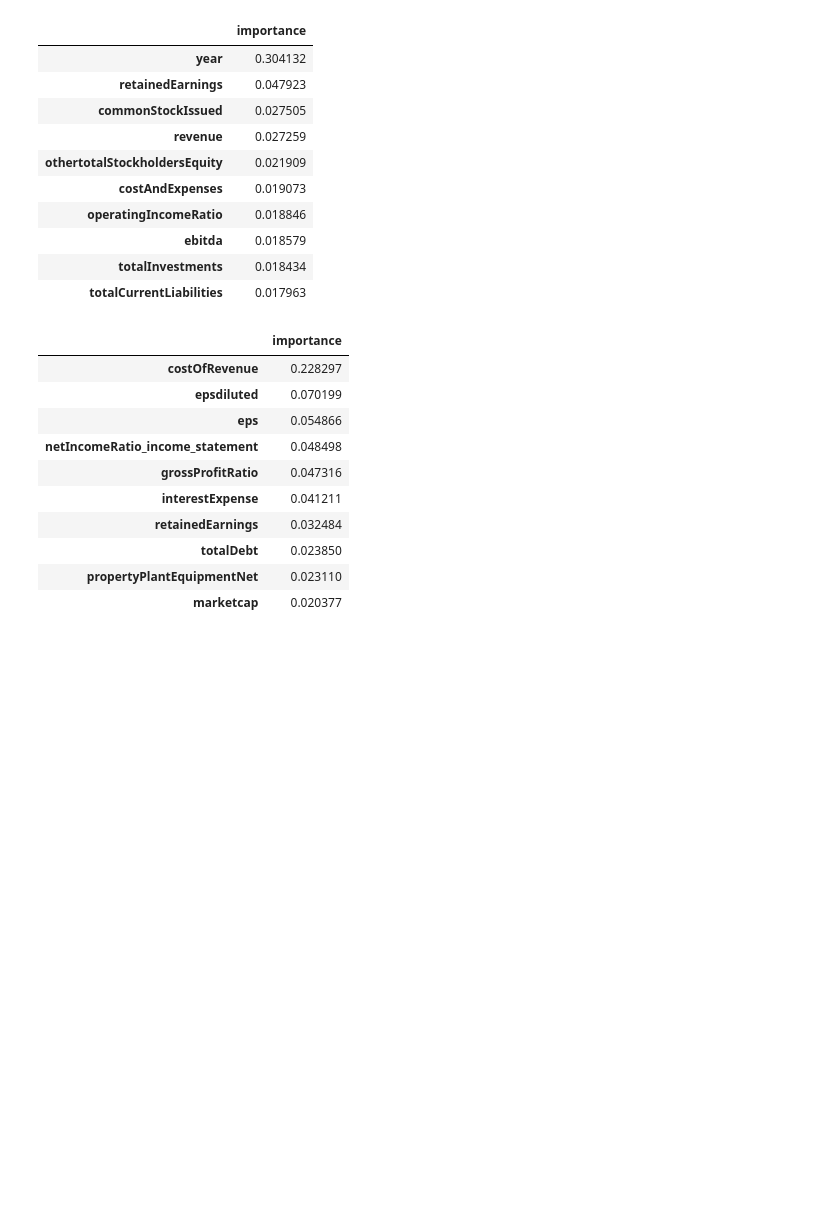
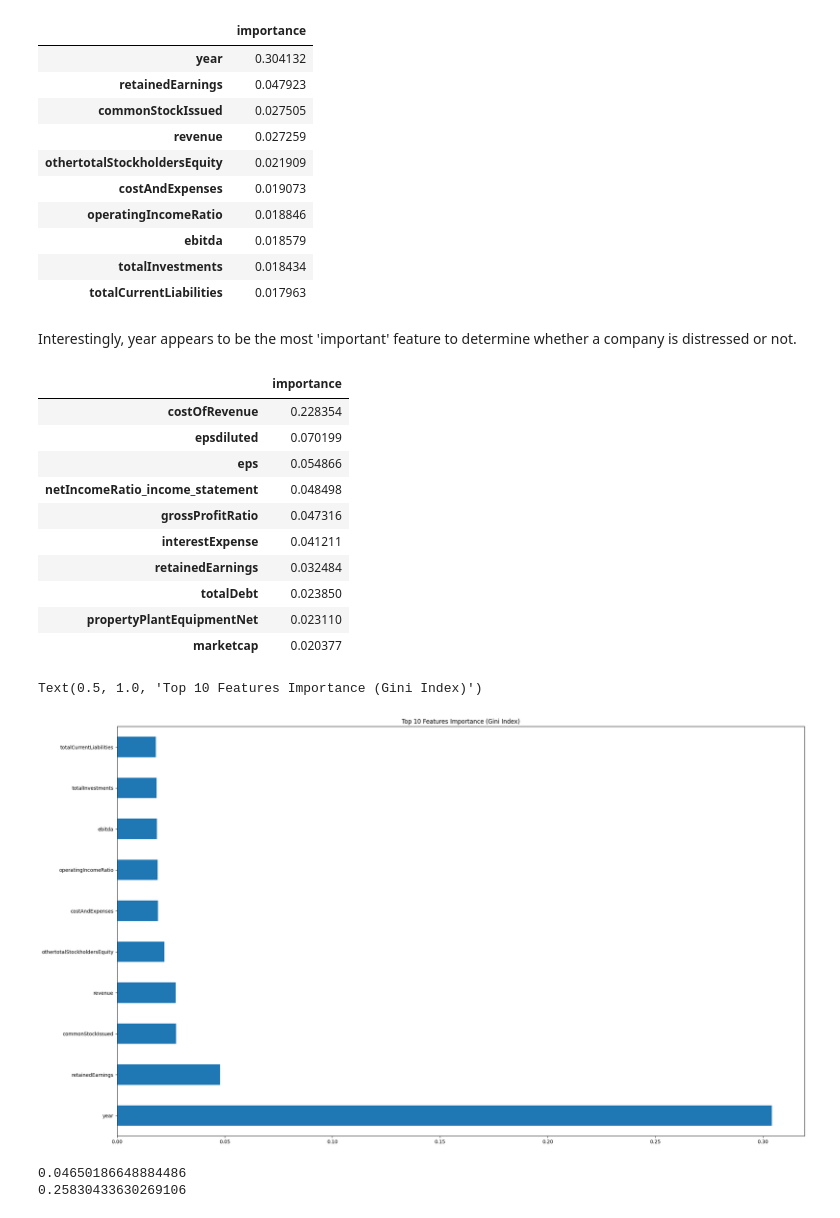
Before and after one commit to quityQ/bachelor, a Jupyter notebook: playgrounds/forest_playground.ipynb, the cells around one changed output. Saved outputs shown, nothing was run; the diff lists cells and outputs as text; code cells hidden in the pictures; blank space fills up the shorter version.

```diff
--- a/playgrounds/forest_playground.ipynb
+++ b/playgrounds/forest_playground.ipynb
@@ -225,7 +227,7 @@ X3 = np.asarray(E)
 # %%
-bag_full = RF(max_features=X_train.shape[1], random_state=0)
+bag_full = RFC(max_features=X_train.shape[1], random_state=0)
 bag_full.fit(X_train, y_train)
 
-bag_3std = RF(max_features=X3_train.shape[1], random_state=0)
+bag_3std = RFC(max_features=X3_train.shape[1], random_state=0)
 bag_3std.fit(X3_train, y3_train)
 # %% [output]
@@ -252,9 +248,9 @@ MSE: 0.0779
 Initially both models perform well, we can increase the number of trees to see if we can improve the models even further.
 # %%
 # fitting models with 500 trees
-bag_full = RF(max_features=X_train.shape[1], n_estimators=500, random_state=0).fit(X_train, y_train)
+bag_full = RFC(max_features=X_train.shape[1], n_estimators=500, random_state=0).fit(X_train, y_train)
 
-bag_3std = RF(max_features=X3_train.shape[1], n_estimators=500, random_state=0).fit(X3_train, y3_train)
+bag_3std = RFC(max_features=X3_train.shape[1], n_estimators=500, random_state=0).fit(X3_train, y3_train)
 # %%
 y_hat_bag = bag_full.predict(X_test)
 y3_hat_bag = bag_3std.predict(X3_test)
@@ -291,13 +287,15 @@ feature_importances.head(10)
 | ebitda | 0.018579 |
 | totalInvestments | 0.018434 |
 | totalCurrentLiabilities | 0.017963 |
+# %% [markdown]
+Interestingly, year appears to be the most 'important' feature to determine whether a company is distressed or not.
 # %%
 feature_imp_3std = pd.DataFrame({'importance':bag_3std.feature_importances_}, index=feature_names)
 feature_imp_3std.sort_values(by='importance', ascending=False, inplace=True)
 feature_imp_3std.head(10)
 # %% [output]
 |  | importance |
-| costOfRevenue | 0.228297 |
+| costOfRevenue | 0.228354 |
 | epsdiluted | 0.070199 |
 | eps | 0.054866 |
 | netIncomeRatio_income_statement | 0.048498 |
@@ -307,3 +305,17 @@ feature_imp_3std.head(10)
 | totalDebt | 0.023850 |
 | propertyPlantEquipmentNet | 0.023110 |
 | marketcap | 0.020377 |
+# %%
+# lets display the gini index for the top 10 features
+ax = subplots(figsize=(25, 15))[1]
+feature_importances.head(10).plot(kind='barh', ax=ax, legend=False)
+ax.set_title('Top 10 Features Importance (Gini Index)')
+# %% [output]
+Text(0.5, 1.0, 'Top 10 Features Importance (Gini Index)')
+[figure, added]
+# %%
+print(log_loss(y_test, bag_full.predict_proba(X_test)))
+print(log_loss(y3_test, bag_3std.predict_proba(X3_test)))
+# %% [output]
+0.04650186648884486
+0.25830433630269106
```
Also changed, not shown: parts of 16 cells of this notebook, 1 other file.
